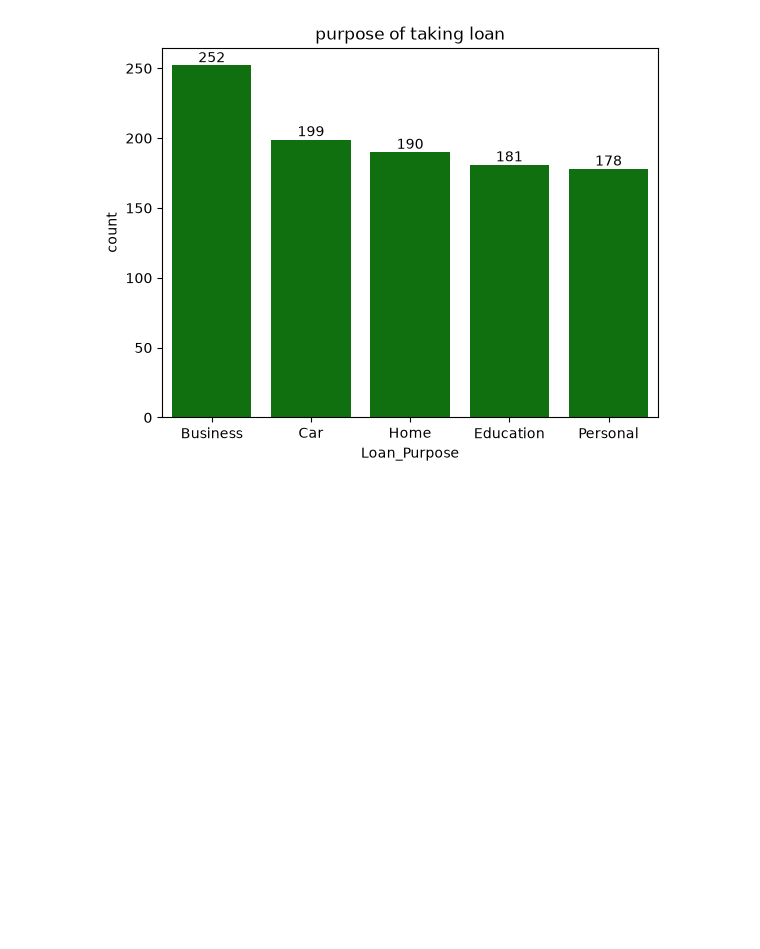
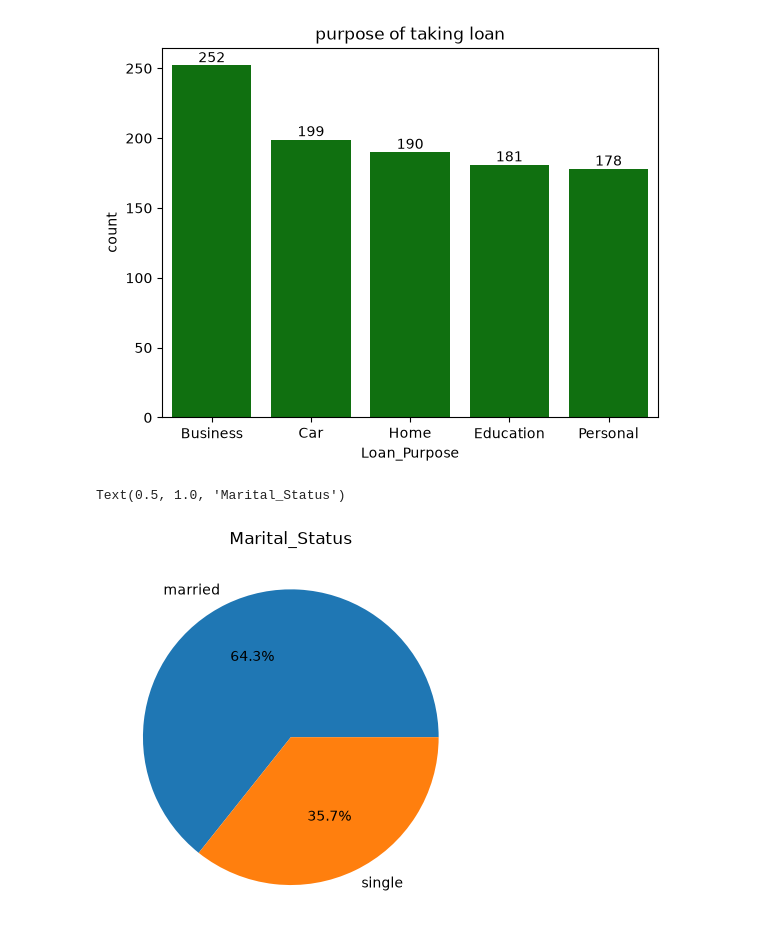
Before and after one commit to Jitesh139/Machine-Learning, a Jupyter notebook: minor Project 1/credit wise.ipynb, the cells around one changed output. Saved outputs shown, nothing was run; the diff lists cells and outputs as text; code cells hidden in the pictures; blank space fills up the shorter version.

```diff
--- a/minor Project 1/credit wise.ipynb
+++ b/minor Project 1/credit wise.ipynb
@@ -67,3 +67,10 @@ lc.set_title("purpose of taking loan")
 # %% [output]
 Text(0.5, 1.0, 'purpose of taking loan')
 [figure]
+# %%
+classes_count = df["Marital_Status"].value_counts()
+plt.pie(classes_count, labels= ["married","single"], autopct="%1.1f%%")
+plt.title("Marital_Status")
+# %% [output]
+Text(0.5, 1.0, 'Marital_Status')
+[figure, added]
```
